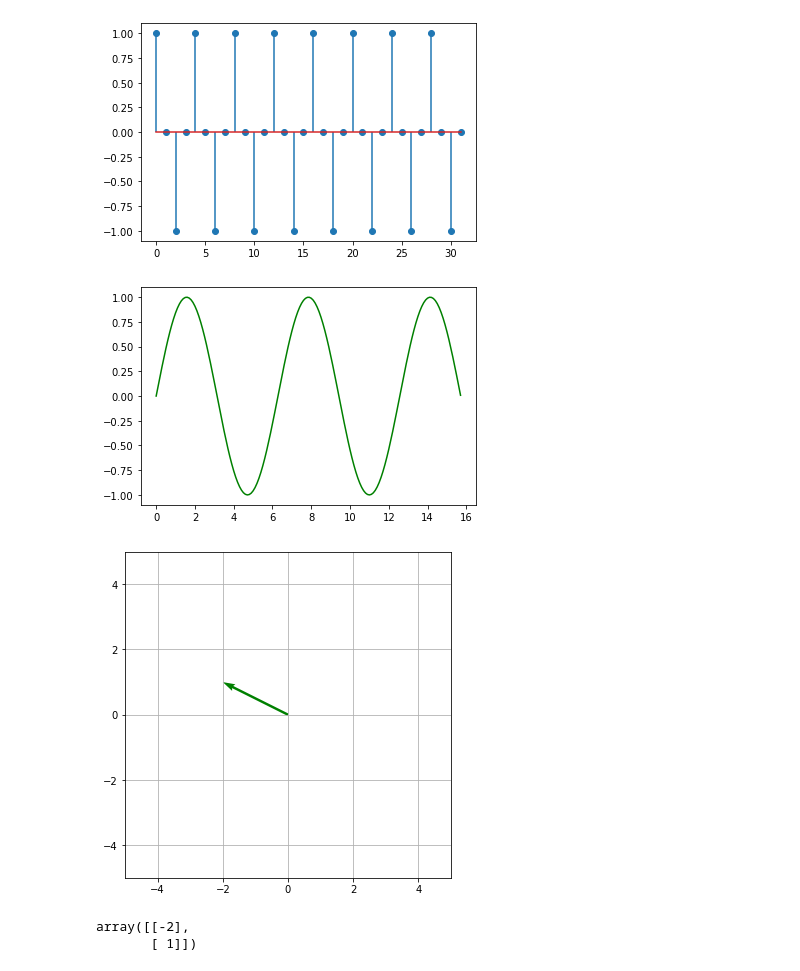
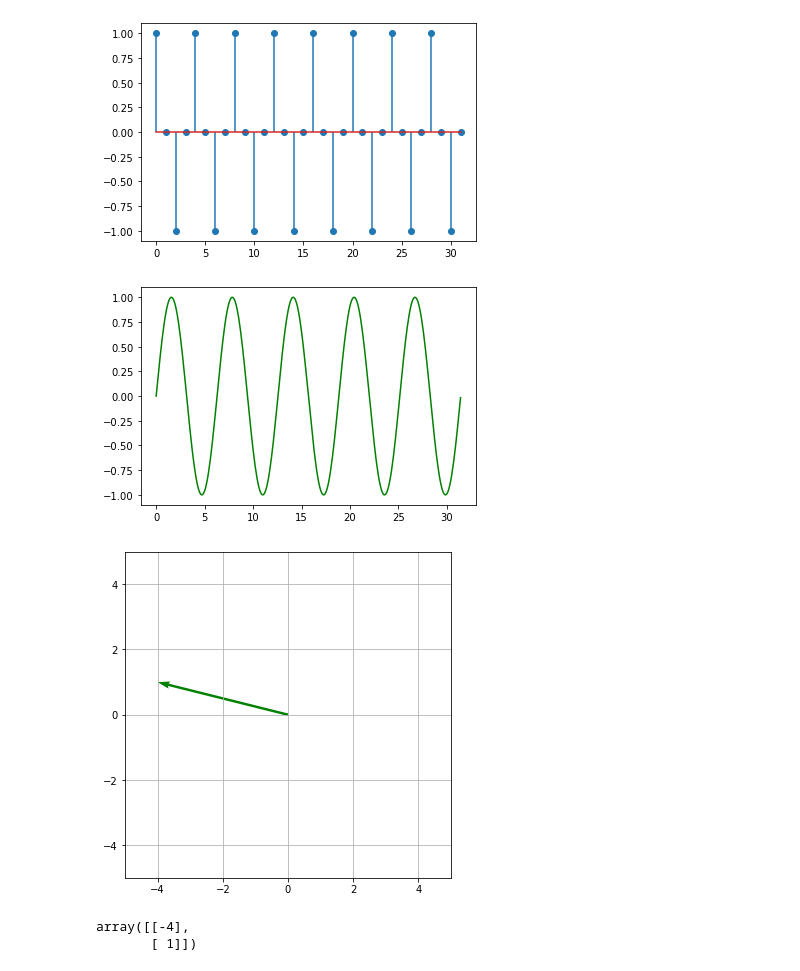
Before and after one commit to Chandrakantsm/demo100, a Jupyter notebook: assignments/assign10th april.ipynb, the cells around one changed output. Drawn from its saved outputs; the diff is of its cells as text; code cells hidden in the pictures.

```diff
--- a/assignments/assign10th april.ipynb
+++ b/assignments/assign10th april.ipynb
@@ -66,20 +66,20 @@ plt.stem(k,x,use_line_collection=True)
 # %%
 import numpy as np
 import scipy as sp
 import matplotlib.pyplot as plt
 %matplotlib inline
-x=np.arange(0,5*np.pi,0.1)
+x=np.arange(0,10*np.pi,0.1)
 y=np.sin(x)
 
 plt.plot(x,y,color="green")
 plt.show()
 # %% [output]
-[figure, old version]
+[figure, new version]
 # %%
 import numpy as np
 import scipy as sp
 import matplotlib.pyplot as plt
-vec=np.array([[-2],[1]])
+vec=np.array([[-4],[1]])
 origin=np.zeros(vec.shape)#origin point
 plt.figure(figsize=(6,6))
 plt.quiver(*origin,*vec,color="green",scale=1,units='xy')
@@ -92,6 +92,6 @@ plt.show()
 
 vec
 # %% [output]
-[figure, old version]
+[figure, new version]
-array([[-2],
+array([[-4],
        [ 1]])
```
Also changed, not shown: 1 other file.
